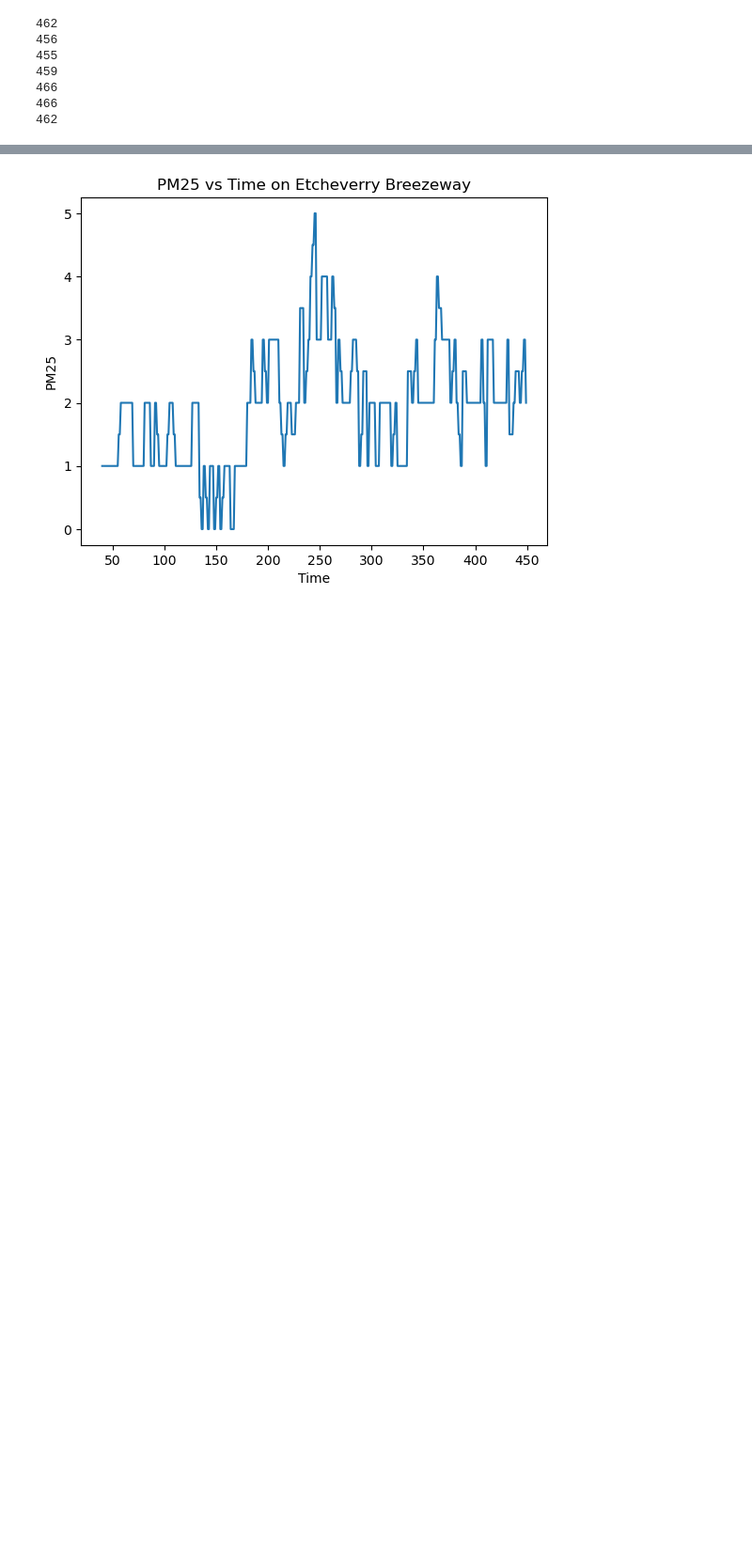
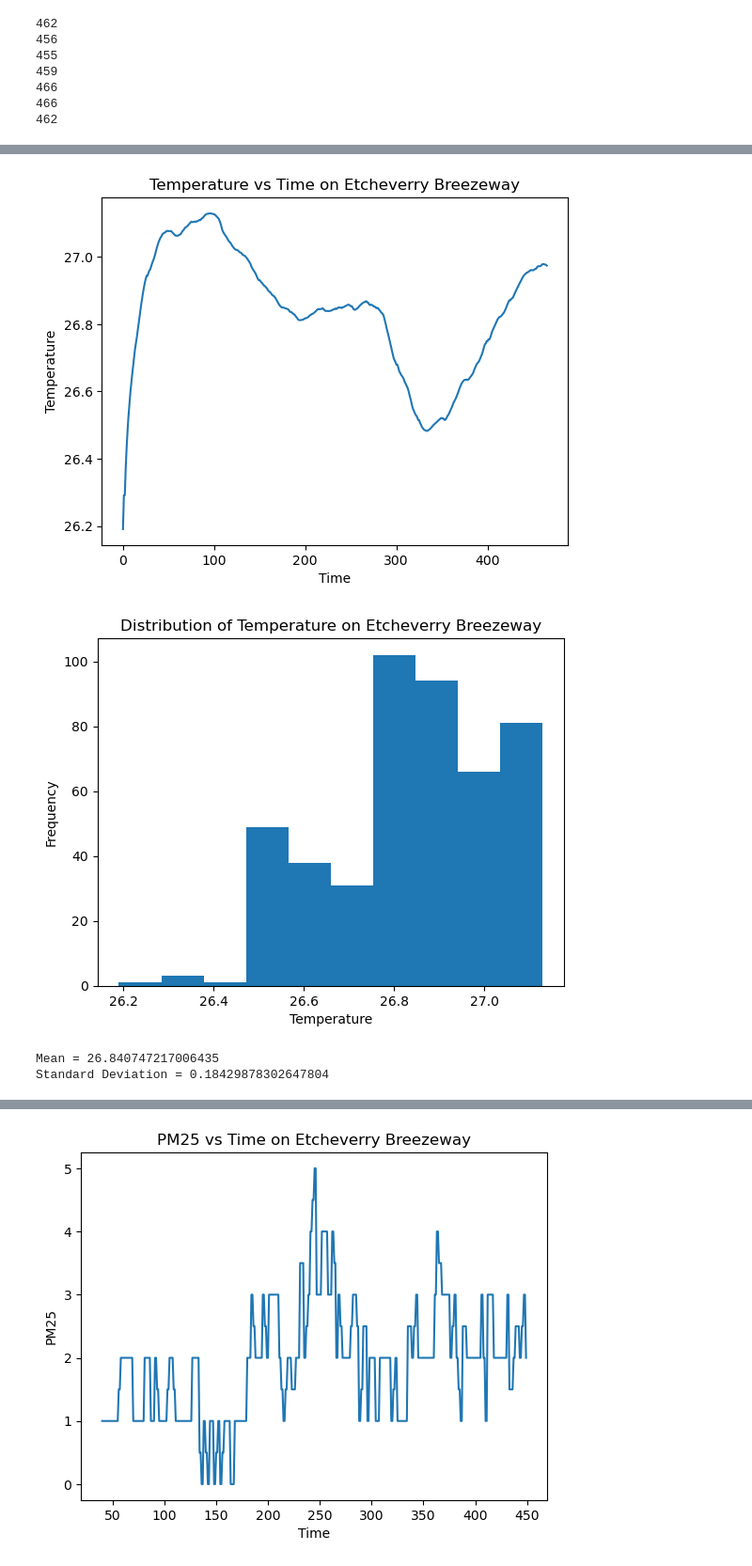
Before and after one commit to tinajolly/E11, a Jupyter notebook: Final Project/final_project_analysis.ipynb, the cells around one changed output, grey strips where cells are left out. Shown at 94% size. Drawn from its saved outputs; the diff is of its cells as text; code cells hidden in the pictures; blank space fills up the shorter version.

```diff
--- a/Final Project/final_project_analysis.ipynb
+++ b/Final Project/final_project_analysis.ipynb
@@ -28,6 +28,8 @@ print(len(data7))
 # %%
 def stats_fun(data,str1,str2,str3):
     data = data[40:450]
+    l = len(data)
+    print('size',l)
     mean = np.mean(data)
     std = np.std(data)
     thstd = np.sqrt(mean)
@@ -116,3 +147,10 @@ Standard Deviation = 0.29144264907303474
+# %%
+stats_fun(data5['Temperature'],'Temperature','on Etcheverry Breezeway','temperature etcheverry')
+# %% [output]
+[figure, added]
+[figure, added]
+Mean = 26.840747217006435
+Standard Deviation = 0.18429878302647804
 # %%
 stats_fun(data1['counts'],'Counts per 2 Seconds','on Etcheverry Breezeway','counts etcheverry')
 # %% [output]
```
Also changed, not shown: parts of 3 cells of this notebook, 10 other files.
